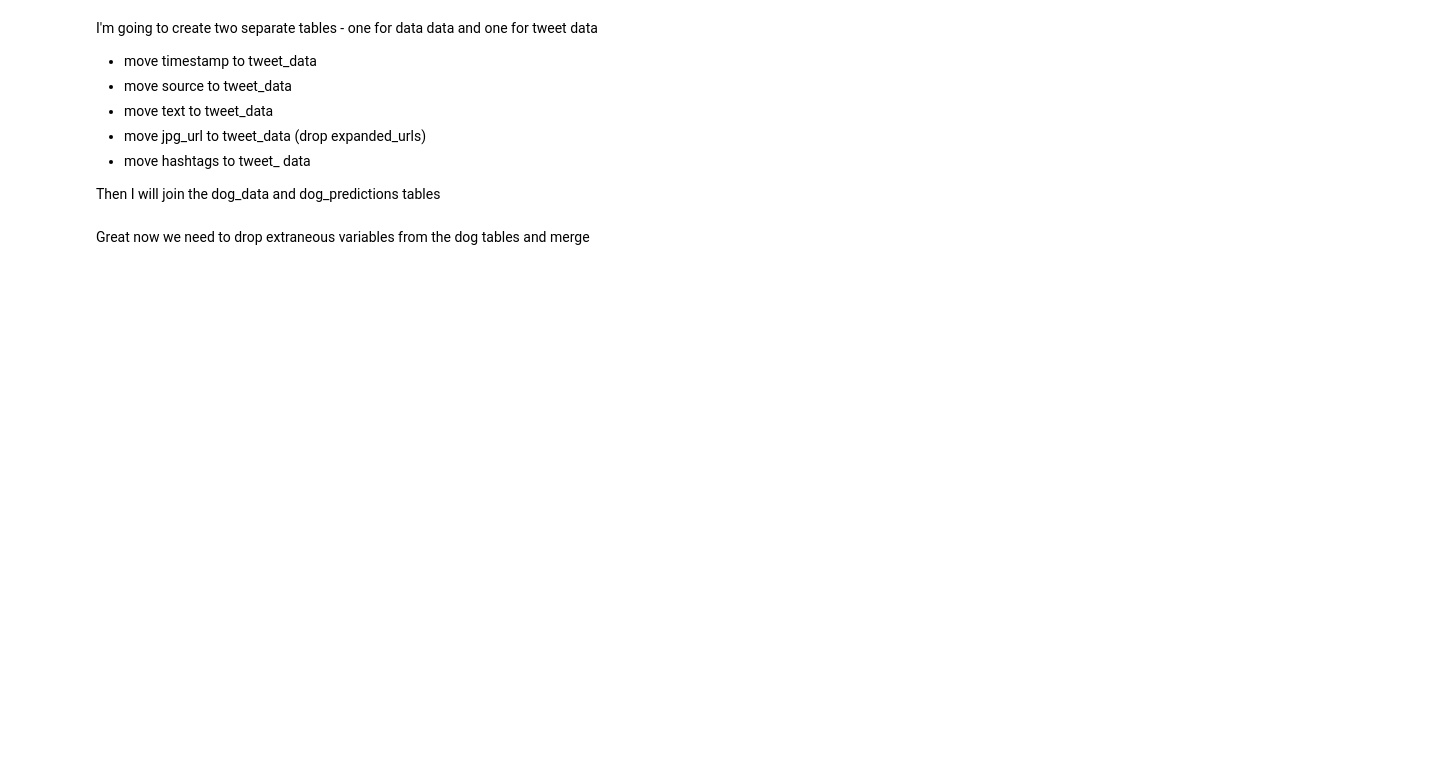
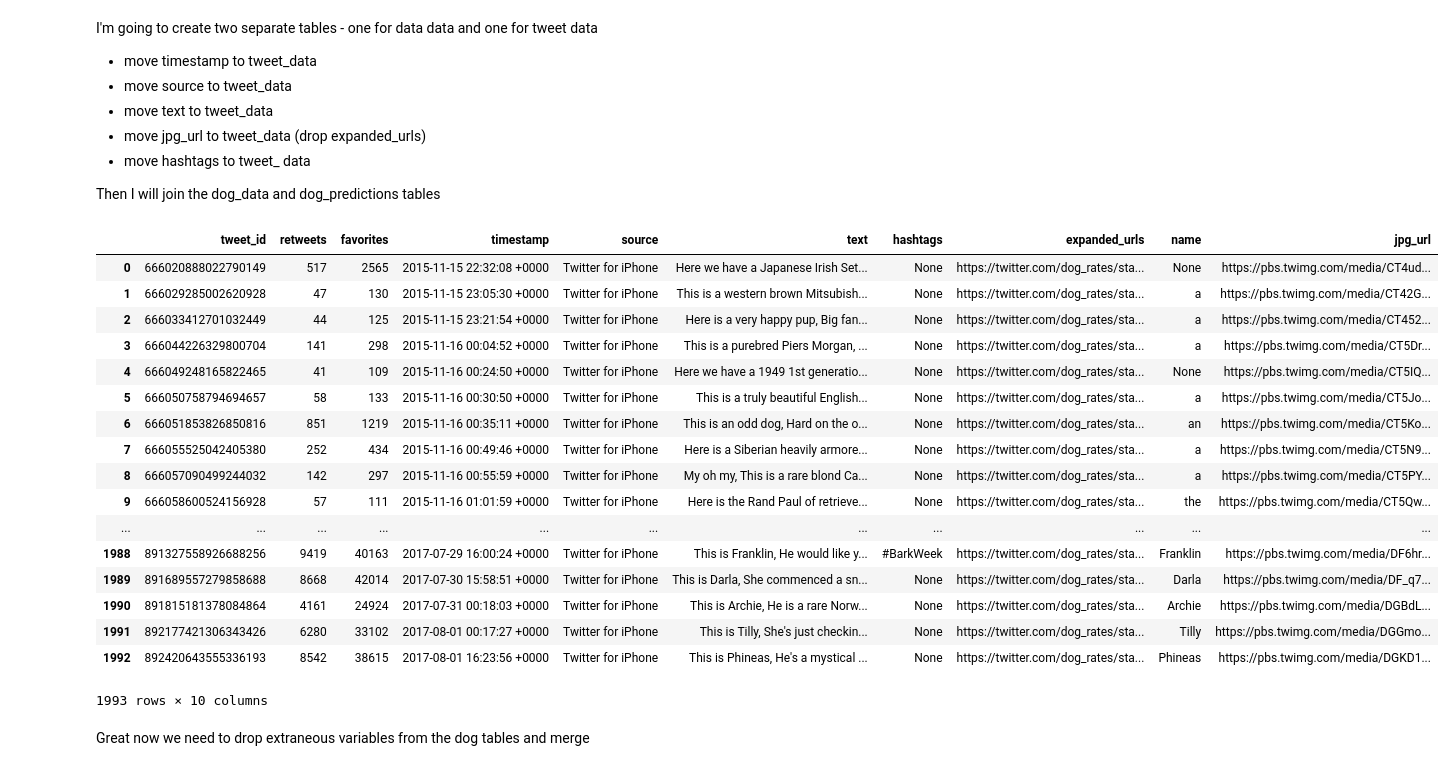
Before and after one commit to ryan-neal/dog_wrangling, a Jupyter notebook: wrangle_act.ipynb, the cells around one changed output. Cells and saved outputs as stored; diff of their text form; code cells hidden in the pictures; blank space fills up the shorter version.

```diff
--- a/wrangle_act.ipynb
+++ b/wrangle_act.ipynb
@@ -350,6 +343,27 @@ dog_merge = dog_data_clean[["tweet_id", "timestamp", "source", "text", "hashtags
 tweet_data_clean = pd.merge(tweet_data_clean, dog_merge)
 # %%
 tweet_data_clean = pd.merge(tweet_data_clean, dog_predictions[["tweet_id", "jpg_url"]])
+# %%
+tweet_data_clean
+# %% [output]
+|  | tweet_id | retweets | favorites | timestamp | source | text | hashtags | expanded_urls | name | jpg_url |
+| 0 | 666020888022790149 | 517 | 2565 | 2015-11-15 22:32:08 +0000 | Twitter for iPhone | Here we have a Japanese Irish Set... | None | https://twitter.com/dog_rates/sta... | None | https://pbs.twimg.com/media/CT4ud... |
+| 1 | 666029285002620928 | 47 | 130 | 2015-11-15 23:05:30 +0000 | Twitter for iPhone | This is a western brown Mitsubish... | None | https://twitter.com/dog_rates/sta... | a | https://pbs.twimg.com/media/CT42G... |
+| 2 | 666033412701032449 | 44 | 125 | 2015-11-15 23:21:54 +0000 | Twitter for iPhone | Here is a very happy pup, Big fan... | None | https://twitter.com/dog_rates/sta... | a | https://pbs.twimg.com/media/CT452... |
+| 3 | 666044226329800704 | 141 | 298 | 2015-11-16 00:04:52 +0000 | Twitter for iPhone | This is a purebred Piers Morgan, ... | None | https://twitter.com/dog_rates/sta... | a | https://pbs.twimg.com/media/CT5Dr... |
+| 4 | 666049248165822465 | 41 | 109 | 2015-11-16 00:24:50 +0000 | Twitter for iPhone | Here we have a 1949 1st generatio... | None | https://twitter.com/dog_rates/sta... | None | https://pbs.twimg.com/media/CT5IQ... |
+| 5 | 666050758794694657 | 58 | 133 | 2015-11-16 00:30:50 +0000 | Twitter for iPhone | This is a truly beautiful English... | None | https://twitter.com/dog_rates/sta... | a | https://pbs.twimg.com/media/CT5Jo... |
+| 6 | 666051853826850816 | 851 | 1219 | 2015-11-16 00:35:11 +0000 | Twitter for iPhone | This is an odd dog, Hard on the o... | None | https://twitter.com/dog_rates/sta... | an | https://pbs.twimg.com/media/CT5Ko... |
+| 7 | 666055525042405380 | 252 | 434 | 2015-11-16 00:49:46 +0000 | Twitter for iPhone | Here is a Siberian heavily armore... | None | https://twitter.com/dog_rates/sta... | a | https://pbs.twimg.com/media/CT5N9... |
+| 8 | 666057090499244032 | 142 | 297 | 2015-11-16 00:55:59 +0000 | Twitter for iPhone | My oh my, This is a rare blond Ca... | None | https://twitter.com/dog_rates/sta... | a | https://pbs.twimg.com/media/CT5PY... |
+| 9 | 666058600524156928 | 57 | 111 | 2015-11-16 01:01:59 +0000 | Twitter for iPhone | Here is the Rand Paul of retrieve... | None | https://twitter.com/dog_rates/sta... | the | https://pbs.twimg.com/media/CT5Qw... |
+| ... | ... | ... | ... | ... | ... | ... | ... | ... | ... | ... |
+| 1988 | 891327558926688256 | 9419 | 40163 | 2017-07-29 16:00:24 +0000 | Twitter for iPhone | This is Franklin, He would like y... | #BarkWeek | https://twitter.com/dog_rates/sta... | Franklin | https://pbs.twimg.com/media/DF6hr... |
+| 1989 | 891689557279858688 | 8668 | 42014 | 2017-07-30 15:58:51 +0000 | Twitter for iPhone | This is Darla, She commenced a sn... | None | https://twitter.com/dog_rates/sta... | Darla | https://pbs.twimg.com/media/DF_q7... |
+| 1990 | 891815181378084864 | 4161 | 24924 | 2017-07-31 00:18:03 +0000 | Twitter for iPhone | This is Archie, He is a rare Norw... | None | https://twitter.com/dog_rates/sta... | Archie | https://pbs.twimg.com/media/DGBdL... |
+| 1991 | 892177421306343426 | 6280 | 33102 | 2017-08-01 00:17:27 +0000 | Twitter for iPhone | This is Tilly, She's just checkin... | None | https://twitter.com/dog_rates/sta... | Tilly | https://pbs.twimg.com/media/DGGmo... |
+| 1992 | 892420643555336193 | 8542 | 38615 | 2017-08-01 16:23:56 +0000 | Twitter for iPhone | This is Phineas, He's a mystical ... | None | https://twitter.com/dog_rates/sta... | Phineas | https://pbs.twimg.com/media/DGKD1... |
+1993 rows × 10 columns
 # %%
 # export to csv
 
```
Also changed, not shown: parts of 7 cells of this notebook, 5 other files.
